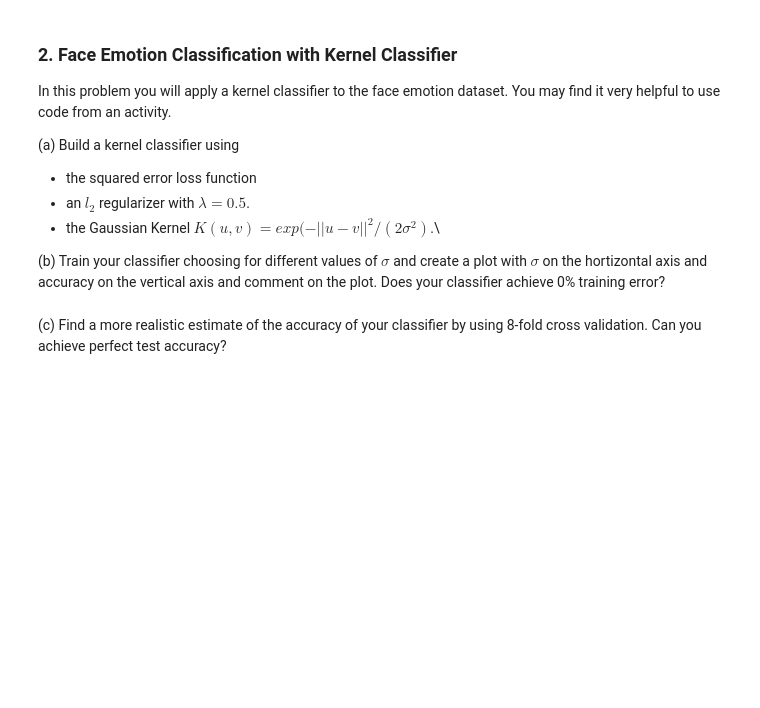
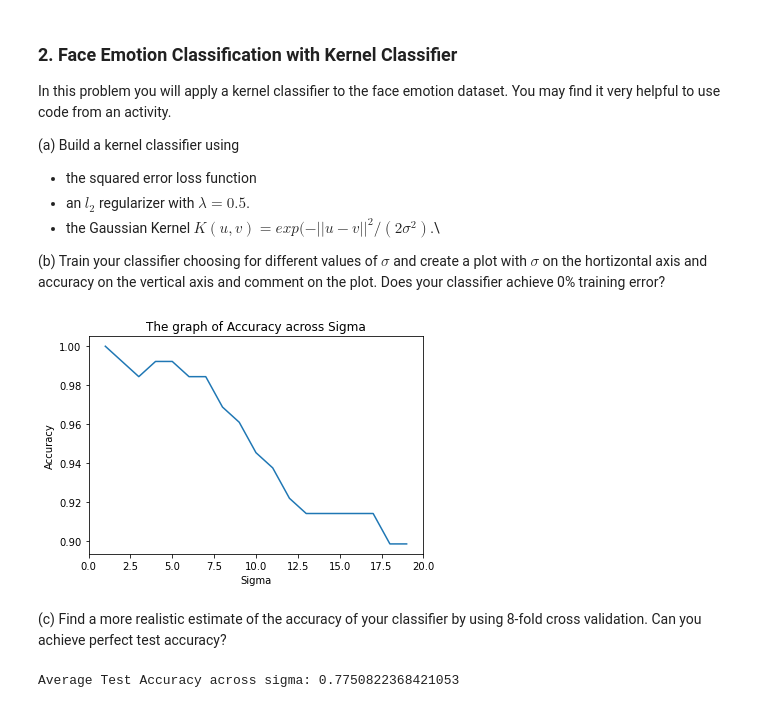
Before and after one commit to hyunsuk-ko/MachineLearning, a Jupyter notebook: ECE532/hw/hw9/face_classification_starter.ipynb, the cells around one changed output. Cells and saved outputs as stored; diff of their text form; code cells hidden in the pictures; blank space fills up the shorter version.

```diff
--- a/ECE532/hw/hw9/face_classification_starter.ipynb
+++ b/ECE532/hw/hw9/face_classification_starter.ipynb
@@ -196,8 +152,16 @@ In this problem you will apply a kernel classifier to the face emotion dataset.
 
 (b) Train your classifier choosing for different values of $\sigma$ and create a plot with $\sigma$ on the hortizontal axis and accuracy on the vertical axis and comment on the plot. Does your classifier achieve 0% training error?
 # %%
+dataset = loadmat('face_emotion_data.mat')
+
+X, y = dataset['X'], dataset['y']
+n, p = np.shape(X)
+
+y[y==-1] = 0  # use 0/1 for labels instead of -1/+1\
+X = np.hstack((np.ones((n,1)), X))  # append a column of ones
+
 sigma = 5
-lam = 0.05
+lam = 0.5
 
 distsq=np.zeros((n,n),dtype=float)
 
@@ -208,6 +172,73 @@ for i in range(0,n):
 
 K = np.exp(-distsq/(2*sigma**2))
 
-alpha = np.linalg.inv(K+lam*np.identity(n))@Y1
+alpha = np.linalg.inv(K+lam*np.identity(n))@y
+
+y_hat = K @ alpha
+
+y_hat[y_hat > 0.5] = 1
+y_hat[y_hat <= 0.5] = 0
+# %%
+sigmas = np.arange(0,20,1)
+#print(sigmas)
+accuracies = []
+for sigma in sigmas:
+    K = np.exp(-distsq/(2*sigma**2))
+    alpha = np.linalg.inv(K + lam * np.eye(n)) @ y
+    y_hat = K @ alpha
+    y_hat[y_hat > 0.5] = 1
+    y_hat[y_hat <= 0.5] = 0
+    err_c1 =  np.sum(abs(np.round(y_hat[:,0] - y[:,0])))
+    error_rate = (err_c1 / n)
+    error_rates.append(error_rate)
+    accuracies.append(1 - error_rate)
+# %%
+plt.plot(sigmas, accuracies)
+plt.title('The graph of Accuracy across Sigma')
+plt.xlabel('Sigma')
+plt.ylabel('Accuracy')
+plt.xlim(0,20)
+plt.show()
+# %% [output]
+[figure, added]
 # %% [markdown]
 (c) Find a more realistic estimate of the accuracy of your classifier by using 8-fold cross validation. Can you achieve perfect test accuracy?
+# %%
+alpha = 0.05 #step size
+simgas = np.arange(1,20,1)
+lam = 0.5
+
+error_rates = []
+accuracies = []
+
+for fold in range(8):
+    X = X_subsets.copy()
+    y = y_subsets.copy()
+    X_test = X.pop(fold)
+    y_test = y.pop(fold) # use the remaining hold-out set to evaluate the classifier performance
+    n = 16
+    distsq=np.zeros((n,n),dtype=float)
+    for i in range(0,n):
+        for j in range(0,n):
+            d = np.linalg.norm(X_p[i,:]- X_p[j,:])
+            distsq[i,j]=d**2
+
+    for sigma in sigmas:
+        #print("Sigma:", sigma)
+        K = np.exp(-distsq/(2*sigma**2))
+        alpha = np.linalg.inv(K+lam*np.identity(16)) @ y_test
+        y_hat = K @ alpha
+        y_hat[y_hat > 0.5] = 1
+        y_hat[y_hat <= 0.5] = 0
+        #print(y_hat)
+        err_c1 =  np.sum(abs(np.round(y_hat - y_test)))
+        #print(err_c1)
+        error_rate = (err_c1 / n)
+        error_rates.append(1 - error_rate)
+        #print(error_rate)
+
+avg_error_rates = np.mean(error_rates)
+
+print("Average Test Accuracy across sigma:", avg_error_rates)
+# %% [output]
+Average Test Accuracy across sigma: 0.7750822368421053
```
Also changed, not shown: parts of 4 cells of this notebook.
